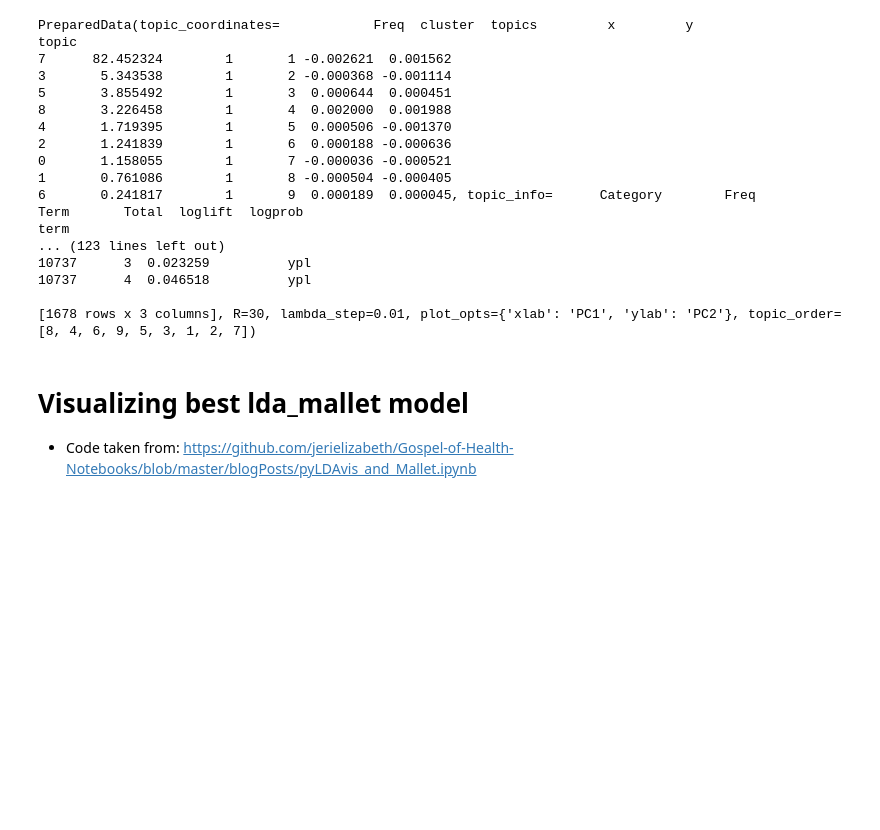
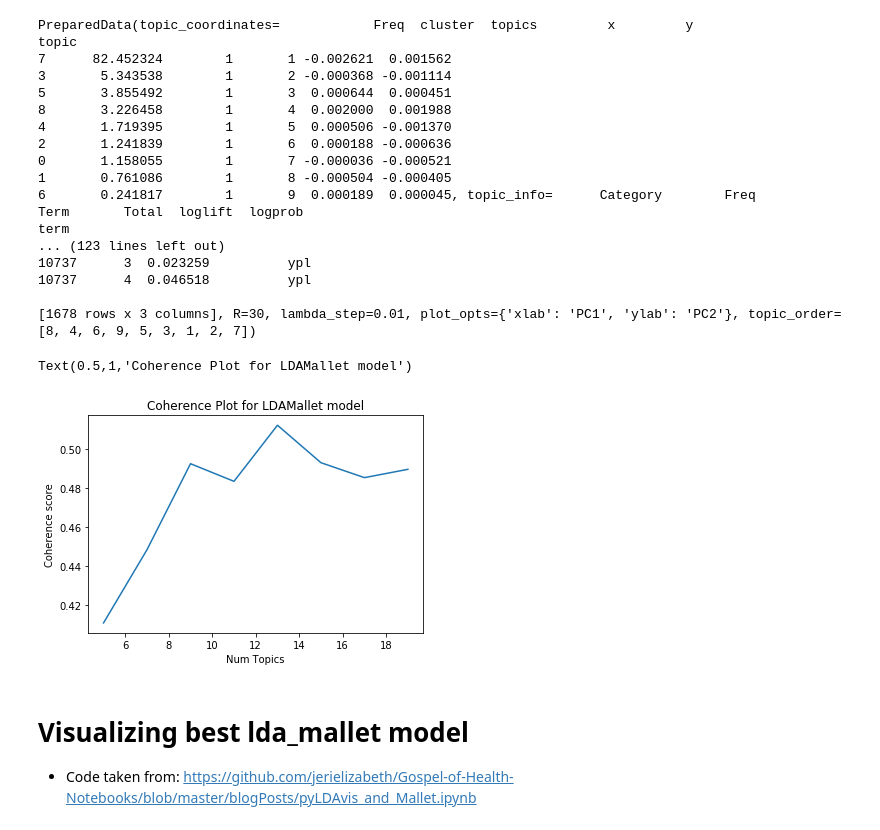
Before and after one commit to neha8anand/professor-profiler, a Jupyter notebook: my_app/gensim_topic_model.ipynb, the cells around one changed output. Saved outputs shown, nothing was run; the diff lists cells and outputs as text; code cells hidden in the pictures; blank space fills up the shorter version.

```diff
--- a/my_app/gensim_topic_model.ipynb
+++ b/my_app/gensim_topic_model.ipynb
@@ -267,6 +267,16 @@ term
 10737      4  0.046518          ypl
 
 [1678 rows x 3 columns], R=30, lambda_step=0.01, plot_opts={'xlab': 'PC1', 'ylab': 'PC2'}, topic_order=[8, 4, 6, 9, 5, 3, 1, 2, 7])
+# %%
+plt.plot(list_num_topics, coherence_values)
+plt.xlabel("Num Topics")
+plt.ylabel("Coherence score")
+# plt.title('Coherence Plot for LDA model')
+plt.title('Coherence Plot for LDAMallet model')
+# plt.show()
+# %% [output]
+Text(0.5,1,'Coherence Plot for LDAMallet model')
+[figure, added]
 # %% [markdown]
 # Visualizing best lda_mallet model
 * Code taken from: https://github.com/jerielizabeth/Gospel-of-Health-Notebooks/blob/master/blogPosts/pyLDAvis_and_Mallet.ipynb
```
Also changed, not shown: parts of 14 cells of this notebook, 13 other files.
